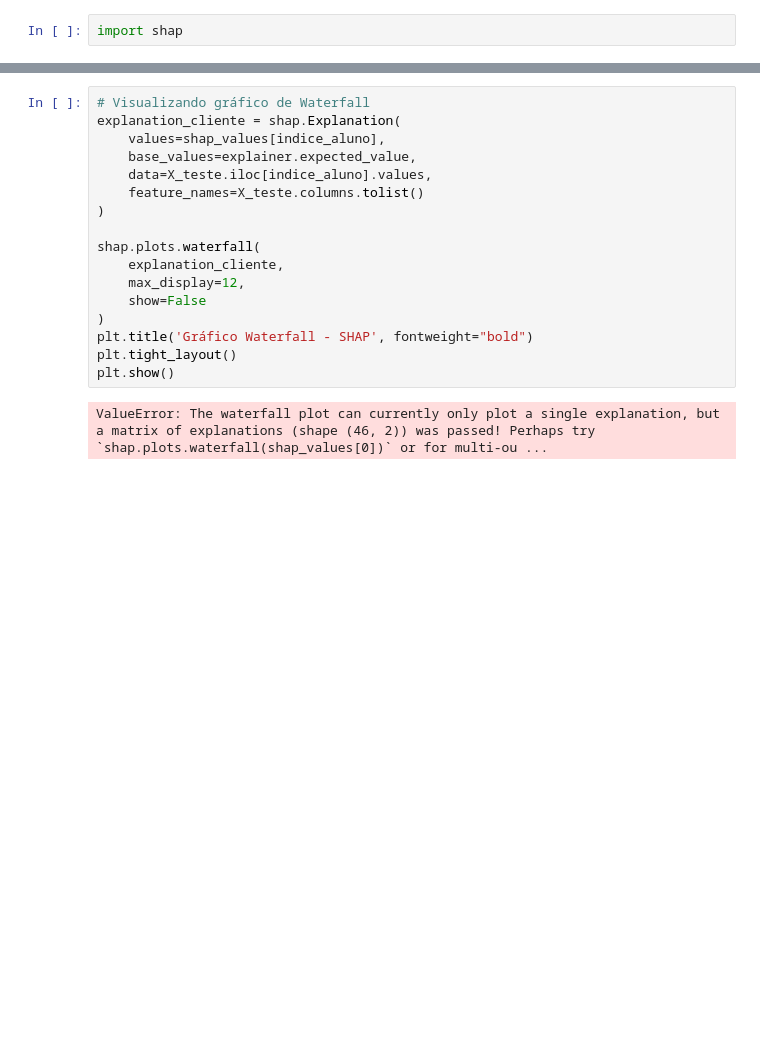
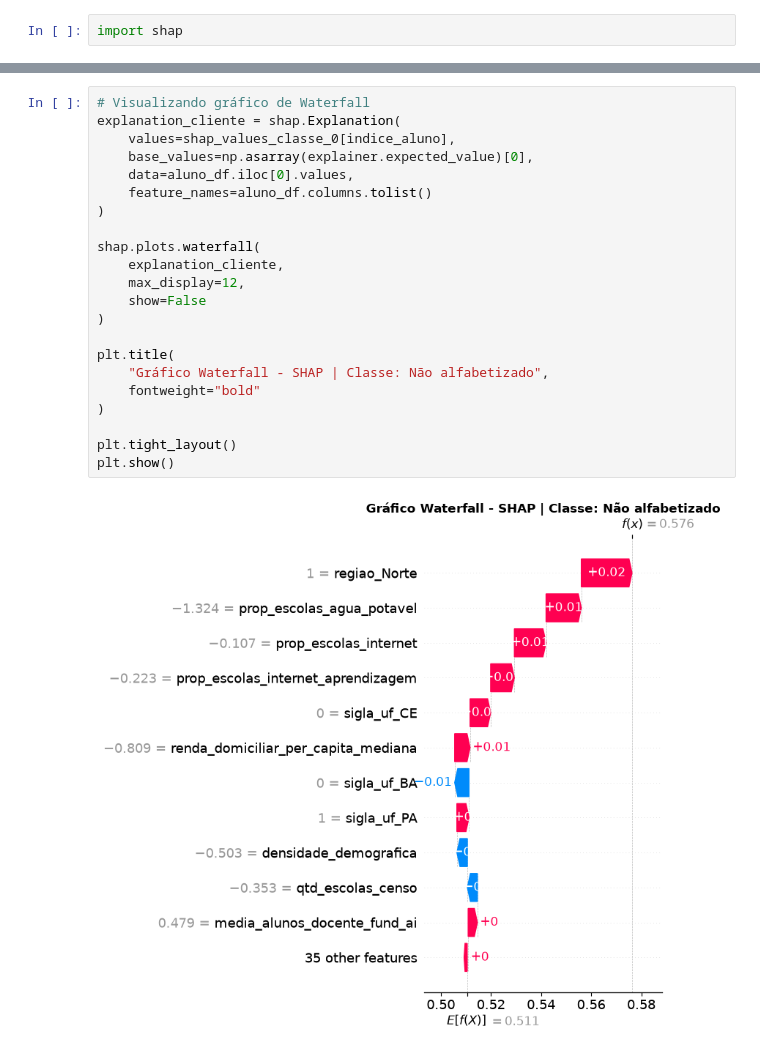
Before and after one commit to RenanTrevelim/tech-challenge-fase3-literacy-ml, a Jupyter notebook: notebooks/03_modelos_machine_learning.ipynb, the cells around one changed output, grey strips where cells are left out. Cells and saved outputs as stored; diff of their text form; blank space fills up the shorter version.

```diff
--- a/notebooks/03_modelos_machine_learning.ipynb
+++ b/notebooks/03_modelos_machine_learning.ipynb
@@ -1057,19 +1137,24 @@ Probabilidades: [0.57631006 0.42368994]
 # %%
 # Visualizando gráfico de Waterfall
 explanation_cliente = shap.Explanation(
-    values=shap_values[indice_aluno],
-    base_values=explainer.expected_value,
-    data=X_teste.iloc[indice_aluno].values,
-    feature_names=X_teste.columns.tolist()
+    values=shap_values_classe_0[indice_aluno],
+    base_values=np.asarray(explainer.expected_value)[0],
+    data=aluno_df.iloc[0].values,
+    feature_names=aluno_df.columns.tolist()
 )
 
 shap.plots.waterfall(
     explanation_cliente,
     max_display=12,
     show=False
 )
-plt.title('Gráfico Waterfall - SHAP', fontweight="bold")
+
+plt.title(
+    "Gráfico Waterfall - SHAP | Classe: Não alfabetizado",
+    fontweight="bold"
+)
+
 plt.tight_layout()
 plt.show()
 # %% [output]
-ValueError: The waterfall plot can currently only plot a single explanation, but a matrix of explanations (shape (46, 2)) was passed! Perhaps try `shap.plots.waterfall(shap_values[0])` or for multi-ou ...
+[figure, added]
```
Also changed, not shown: parts of 13 cells of this notebook, 2 other files.
